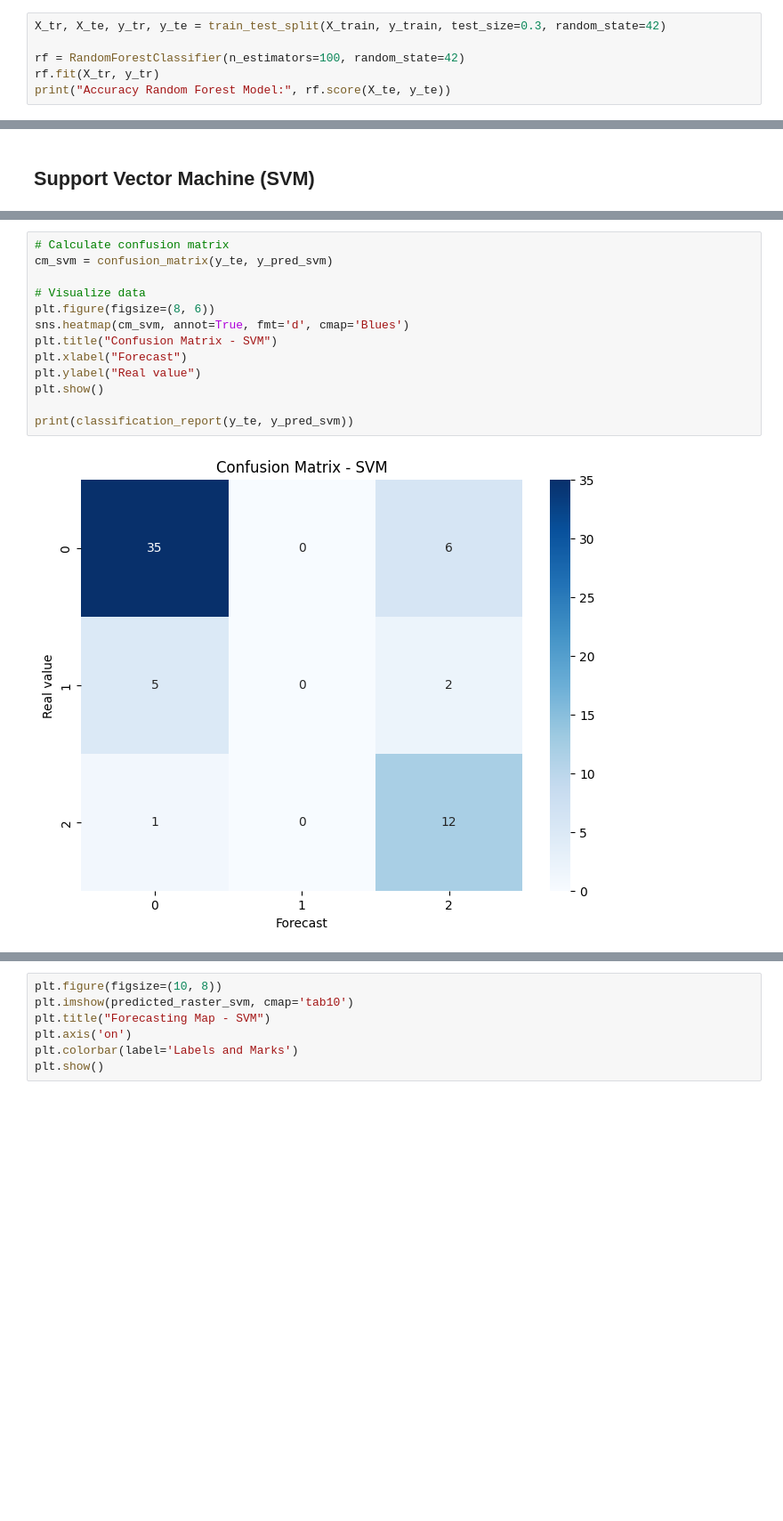
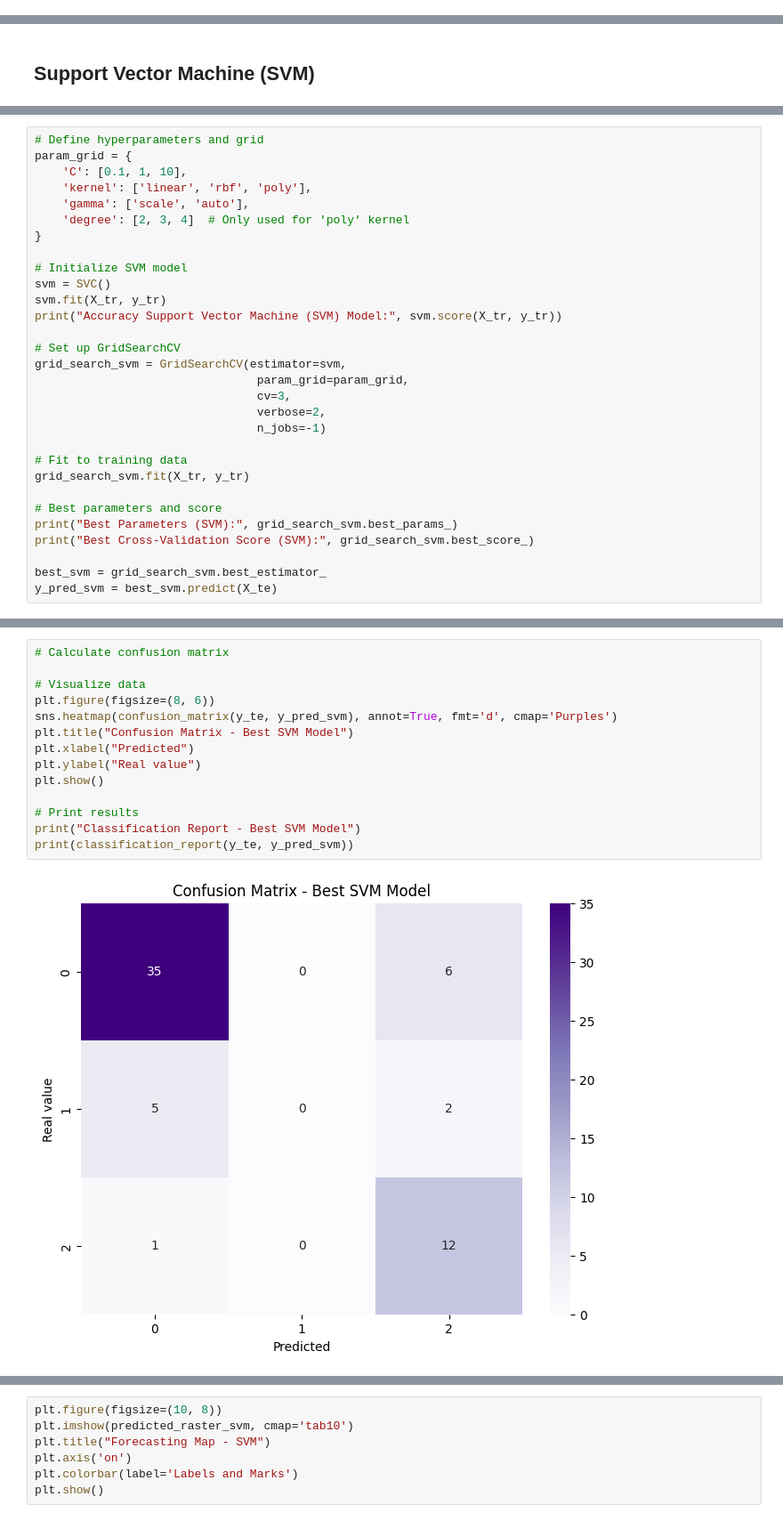
Before and after one commit to spalominoa/WETSAT_v2_spa, a Jupyter notebook: 2_Modelling_WETSAT_Google_Colab/Wetsat_Geoprocessing.ipynb, the cells around one changed output, grey strips where cells are left out. Shown at 89% size. Drawn from its saved outputs; the diff is of its cells as text; blank space fills up the shorter version.

```diff
--- a/2_Modelling_WETSAT_Google_Colab/Wetsat_Geoprocessing.ipynb
+++ b/2_Modelling_WETSAT_Google_Colab/Wetsat_Geoprocessing.ipynb
@@ -258,9 +259,3 @@ print(f"Total samples: {X_train.shape[0]}")
 Total samples: 203
 # %% [markdown]
 ## Random Forest (RF)
-# %%
-X_tr, X_te, y_tr, y_te = train_test_split(X_train, y_train, test_size=0.3, random_state=42)
-
-rf = RandomForestClassifier(n_estimators=100, random_state=42)
-rf.fit(X_tr, y_tr)
-print("Accuracy Random Forest Model:", rf.score(X_te, y_te))
@@ -325,0 +342,30 @@ Accuracy Support Vector Machine (SVM) Model: 0.7704918032786885
+# %%
+# Define hyperparameters and grid
+param_grid = {
+    'C': [0.1, 1, 10],
+    'kernel': ['linear', 'rbf', 'poly'],
+    'gamma': ['scale', 'auto'],
+    'degree': [2, 3, 4]  # Only used for 'poly' kernel
+}
+
+# Initialize SVM model
+svm = SVC()
+svm.fit(X_tr, y_tr)
+print("Accuracy Support Vector Machine (SVM) Model:", svm.score(X_tr, y_tr))
+
+# Set up GridSearchCV
+grid_search_svm = GridSearchCV(estimator=svm,
+                                param_grid=param_grid,
+                                cv=3,
+                                verbose=2,
+                                n_jobs=-1)
+
+# Fit to training data
+grid_search_svm.fit(X_tr, y_tr)
+
+# Best parameters and score
+print("Best Parameters (SVM):", grid_search_svm.best_params_)
+print("Best Cross-Validation Score (SVM):", grid_search_svm.best_score_)
+
+best_svm = grid_search_svm.best_estimator_
+y_pred_svm = best_svm.predict(X_te)
@@ -326,15 +377,16 @@ Accuracy Support Vector Machine (SVM) Model: 0.7704918032786885
 # %%
 # Calculate confusion matrix
-cm_svm = confusion_matrix(y_te, y_pred_svm)
 
 # Visualize data
 plt.figure(figsize=(8, 6))
-sns.heatmap(cm_svm, annot=True, fmt='d', cmap='Blues')
-plt.title("Confusion Matrix - SVM")
-plt.xlabel("Forecast")
+sns.heatmap(confusion_matrix(y_te, y_pred_svm), annot=True, fmt='d', cmap='Purples')
+plt.title("Confusion Matrix - Best SVM Model")
+plt.xlabel("Predicted")
 plt.ylabel("Real value")
 plt.show()
 
+# Print results
+print("Classification Report - Best SVM Model")
 print(classification_report(y_te, y_pred_svm))
 # %% [output]
-[figure, old version]
+[figure, new version]
```
Also changed, not shown: parts of 10 cells of this notebook.
